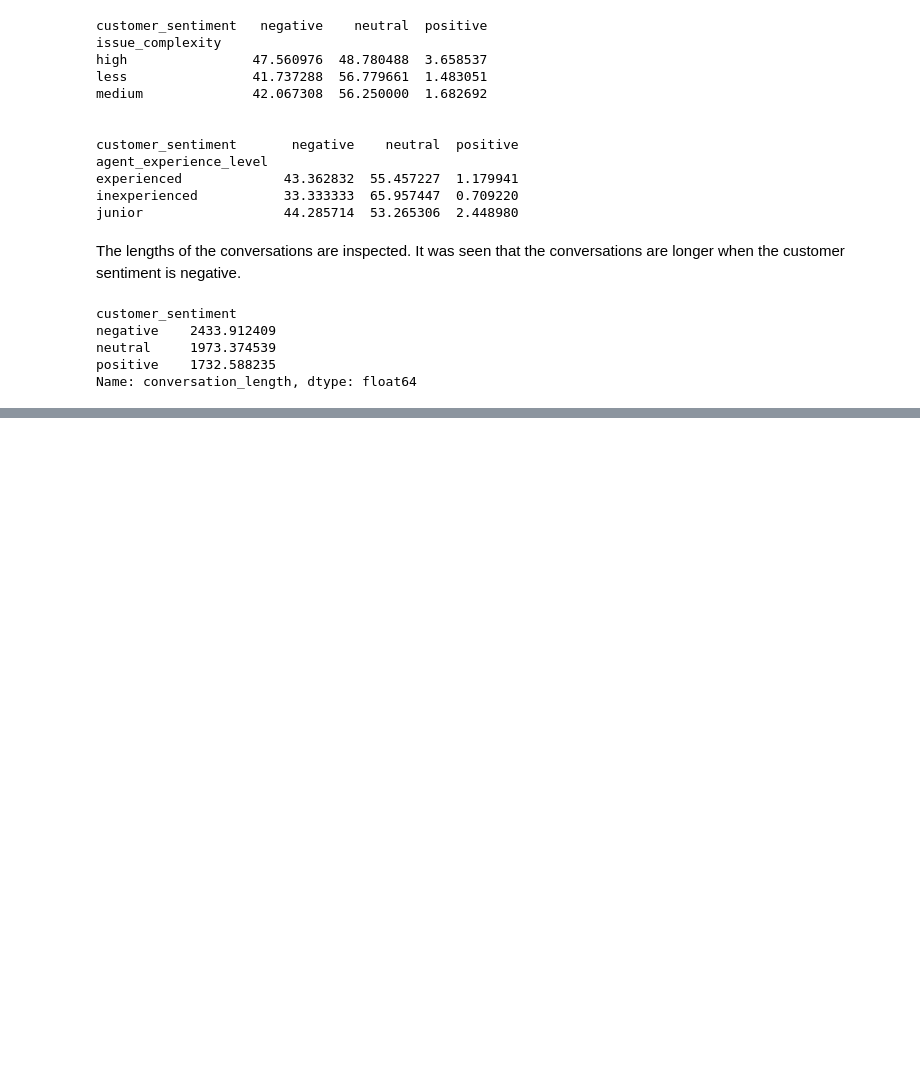
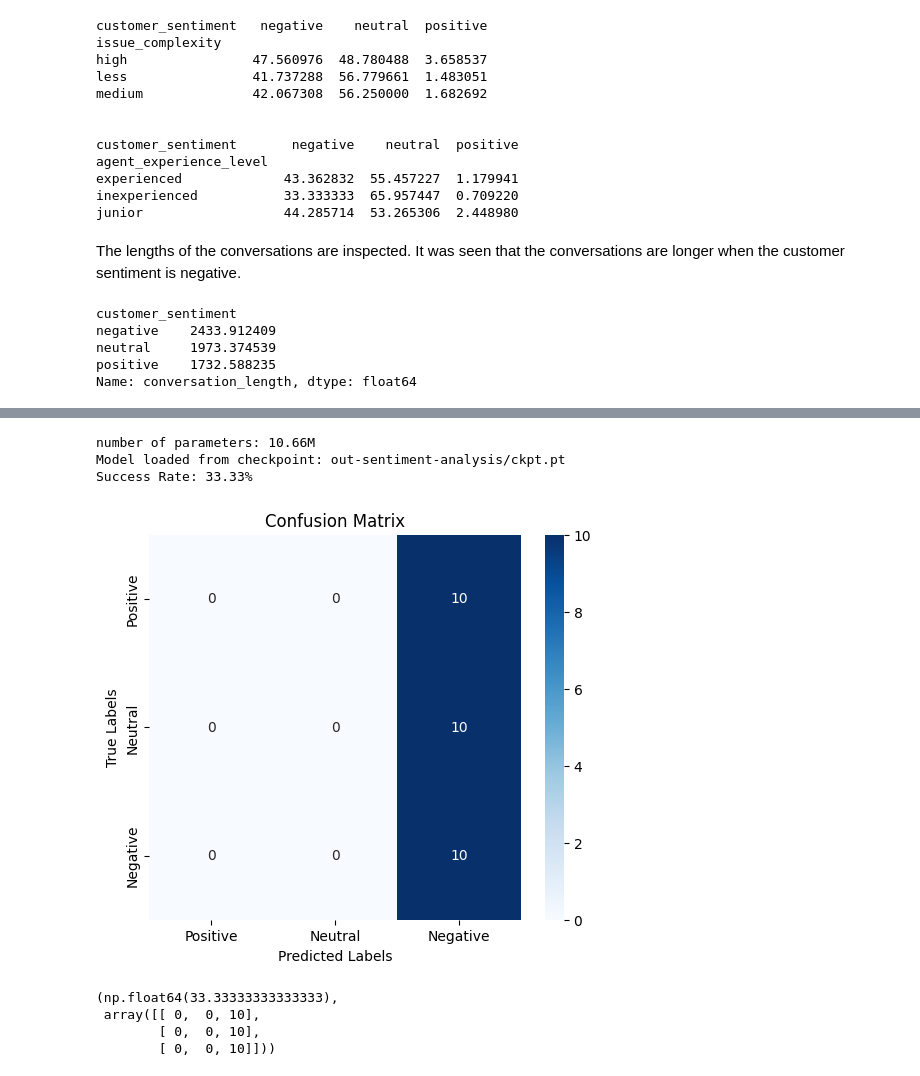
Before and after one commit to ahmetbekcan/DI725-Assignment-1, a Jupyter notebook: assignment.ipynb, the cells around one changed output, grey strips where cells are left out. Cells and saved outputs as stored; diff of their text form; code cells hidden in the pictures; blank space fills up the shorter version.

```diff
--- a/assignment.ipynb
+++ b/assignment.ipynb
@@ -156,0 +233,42 @@ wandb: Syncing run mini-gpt
+# %%
+import torch
+
+# Assuming the GPT class and its configurations have been defined as in your script
+from model import GPT, GPTConfig  # Replace with the correct import path
+
+def load_model_from_checkpoint(ckpt_path, device='cpu'):
+    # Load the checkpoint
+    checkpoint = torch.load(ckpt_path, map_location=device)
+
+    # Get the saved model configuration
+    model_args = checkpoint['model_args']  # or checkpoint['config'], if you saved it under 'config'
+
+    # Initialize the model with the saved configuration
+    config = GPTConfig(**model_args)  # Use the saved arguments to create the model configuration
+    model = GPT(config).to(device)  # Reinitialize the model
+
+    # Load the model's state dictionary from the checkpoint
+    model.load_state_dict(checkpoint['model'])
+
+    # Optionally load the optimizer state if you're planning to resume training
+    # optimizer.load_state_dict(checkpoint['optimizer'])  # Uncomment if needed
+
+    # Set the model to evaluation mode (optional, for inference)
+    model.eval()
+
+    print(f"Model loaded from checkpoint: {ckpt_path}")
+
+    return model
+# %%
+device = "cuda" if torch.cuda.is_available else "cpu"
+model = load_model_from_checkpoint('out-sentiment-analysis/ckpt.pt', device=device)
+evaluate_model(model, "data/customer_service/X_test.bin","data/customer_service/y_test.bin", device=device)
+# %% [output]
+number of parameters: 10.66M
+Model loaded from checkpoint: out-sentiment-analysis/ckpt.pt
+Success Rate: 33.33%
+[figure, added]
+(np.float64(33.33333333333333),
+ array([[ 0,  0, 10],
+        [ 0,  0, 10],
+        [ 0,  0, 10]]))
```
Also changed, not shown: parts of 5 cells of this notebook, 4 other files.
